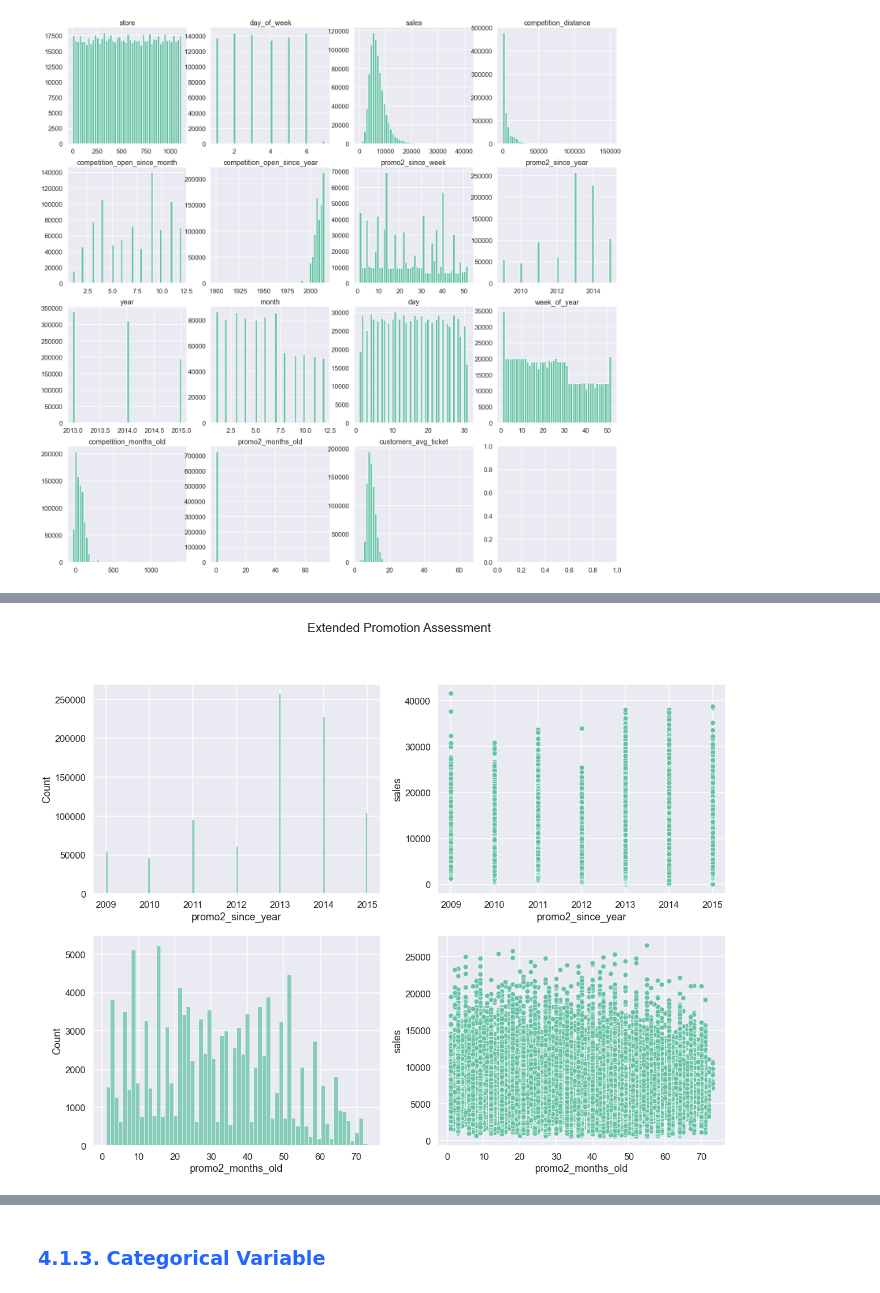
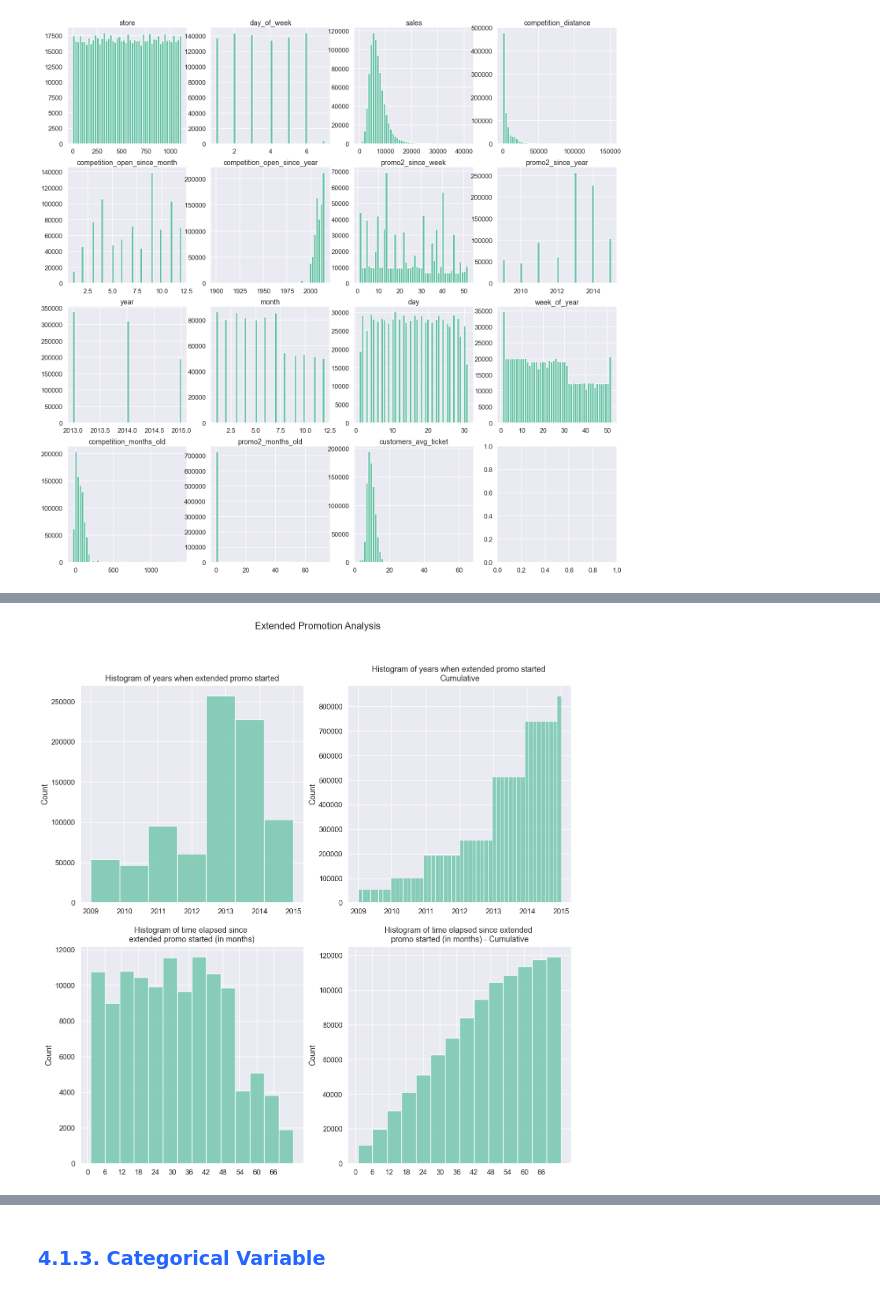
Before and after one commit to douglascpsouza/store_sales_prediction, a Jupyter notebook: notebooks/stg04_eda.ipynb, the cells around one changed output, grey strips where cells are left out. Saved outputs shown, nothing was run; the diff lists cells and outputs as text; code cells hidden in the pictures.

```diff
--- a/notebooks/stg04_eda.ipynb
+++ b/notebooks/stg04_eda.ipynb
@@ -623,25 +634,35 @@ plt.show()
 # %%
 # promo2_since_year -- promo2_months_old
 
-plt.figure(figsize=(20,15))
-plt.suptitle('Extended Promotion Assessment', fontsize=22)
+plt.figure(figsize=(20,20))
+plt.suptitle('Extended Promotion Analysis', fontsize=22)
 
 #
 plt.subplot(2, 2, 1)
-sns.histplot(data=df4, x='promo2_since_year')
+ax1 = sns.histplot(data=df4, x='promo2_since_year', bins = 7)
+ax1.set_title("Histogram of years when extended promo started", fontsize=18, pad=10)
+ax1.set_xlabel("")
 
 plt.subplot(2, 2, 2)
-sns.scatterplot(data=df4, x='promo2_since_year', y='sales')
+ax1 = sns.histplot(data=df4, x='promo2_since_year', bins=50, cumulative=True)
+ax1.set_title("Histogram of years when extended promo started \nCumulative", fontsize=18, pad=10)
+ax1.set_xlabel("")
 
 
 # analysing values greater than zero
 plt.subplot(2, 2, 3)
-sns.histplot(data=df4.query("promo2_months_old > 0"), x='promo2_months_old')
+ax2 = sns.histplot(data=df4.query("promo2_months_old > 0"), x='promo2_months_old', bins=14)
+ax2.set_title("Histogram of time elapsed since \nextended promo started (in months)", fontsize=18, pad=10)
+ax2.set_xlabel("")
+ax2.set_xticks(ticks=np.arange(0, 72, 6))
 
 plt.subplot(2, 2, 4)
-sns.scatterplot(data=df4.query("promo2_months_old > 0 "), x='promo2_months_old', y='sales')
+ax2 = sns.histplot(data=df4.query("promo2_months_old > 0"), x='promo2_months_old', bins=14, cumulative=True)
+ax2.set_title("Histogram of time elapsed since extended \npromo started (in months) - Cumulative", fontsize=18, pad=10)
+ax2.set_xlabel("")
+ax2.set_xticks(ticks=np.arange(0, 72, 6))
 
 plt.show()
 # %% [output]
-[figure, old version]
+[figure, new version]
 # %%
```
Also changed, not shown: parts of 16 cells of this notebook.
